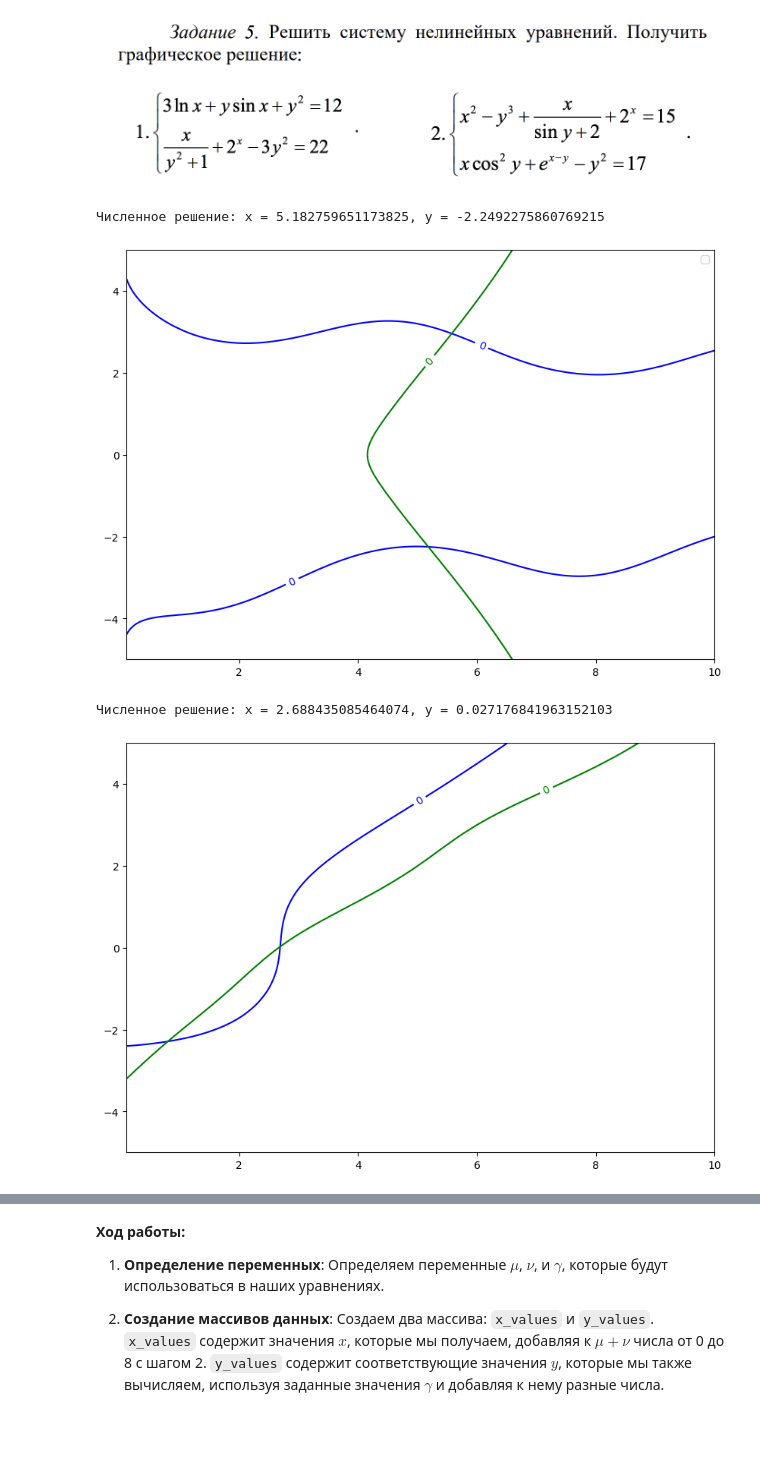
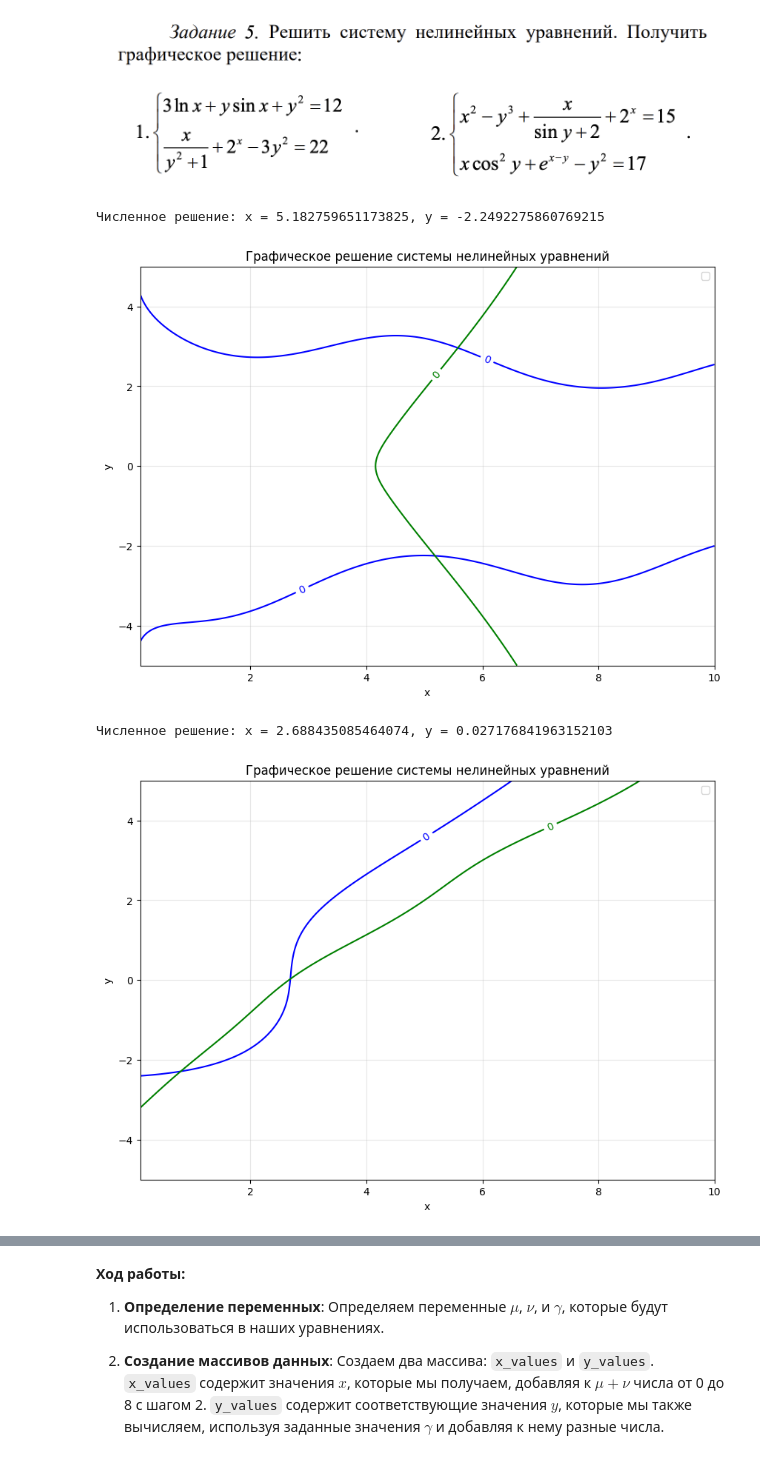
Before and after one commit to DanisStepanov/Computer-mathematics-systems, a Jupyter notebook: 4. Библиотека SciPy/Практическая_работа_№4_Библиотека_SciPy_Часть_№1.ipynb, the cells around one changed output, grey strips where cells are left out. Cells and saved outputs as stored; diff of their text form; code cells hidden in the pictures; blank space fills up the shorter version.

```diff
--- a/4. Библиотека SciPy/Практическая_работа_№4_Библиотека_SciPy_Часть_№1.ipynb
+++ b/4. Библиотека SciPy/Практическая_работа_№4_Библиотека_SciPy_Часть_№1.ipynb
@@ -231,29 +232,33 @@ x4 = 8.247058823529422
 # %%
 from scipy.optimize import fsolve
 def f(v):
     x, y = v
     f1 = 3 * np.log(x) + y * np.sin(x) + y**2 - 12
     f2 = x / (y**2 + 1) + 2**x - 3 * y**2 - 22
     return [f1, f2]
 guess = [1, 1]
 sol = fsolve(f, guess)
 x_opt, y_opt = sol
 print(f"Численное решение: x = {x_opt}, y = {y_opt}")
 x_range = np.linspace(0.1, 10, 400)
 y_range = np.linspace(-5, 5, 400)
 X, Y = np.meshgrid(x_range, y_range)
 Z1 = 3 * np.log(X) + Y * np.sin(X) + Y**2 - 12
 Z2 = X / (Y**2 + 1) + 2**X - 3 * Y**2 - 22
 plt.figure(figsize=(10, 7))
 contour1 = plt.contour(X, Y, Z1, levels=[0], colors='blue')
 contour2 = plt.contour(X, Y, Z2, levels=[0], colors='green')
 plt.clabel(contour1, inline=True)
 plt.clabel(contour2, inline=True)
+plt.title('Графическое решение системы нелинейных уравнений')
+plt.xlabel('x')
+plt.ylabel('y')
+plt.grid(True, alpha=0.3)
 plt.legend()
 plt.show()
 # %% [output]
 Численное решение: x = 5.182759651173825, y = -2.2492275860769215
-[figure, old version]
+[figure, new version]
 # %%
 from scipy.optimize import fsolve
 def f(v):
@@ -275,10 +280,15 @@ contour1 = plt.contour(X, Y, Z1, levels=[0], colors='blue')
 contour2 = plt.contour(X, Y, Z2, levels=[0], colors='green')
 plt.clabel(contour1, inline=True)
 plt.clabel(contour2, inline=True)
+plt.title('Графическое решение системы нелинейных уравнений')
+plt.xlabel('x')
+plt.ylabel('y')
+plt.grid(True, alpha=0.3)
+plt.legend()
 plt.show()
 # %% [output]
 Численное решение: x = 2.688435085464074, y = 0.027176841963152103
-[figure, old version]
+[figure, new version]
 # %% [markdown]
 ![image.png](embedded-picture-1)
 # %% [markdown]
```
Also changed, not shown: parts of 1 cell of this notebook.
